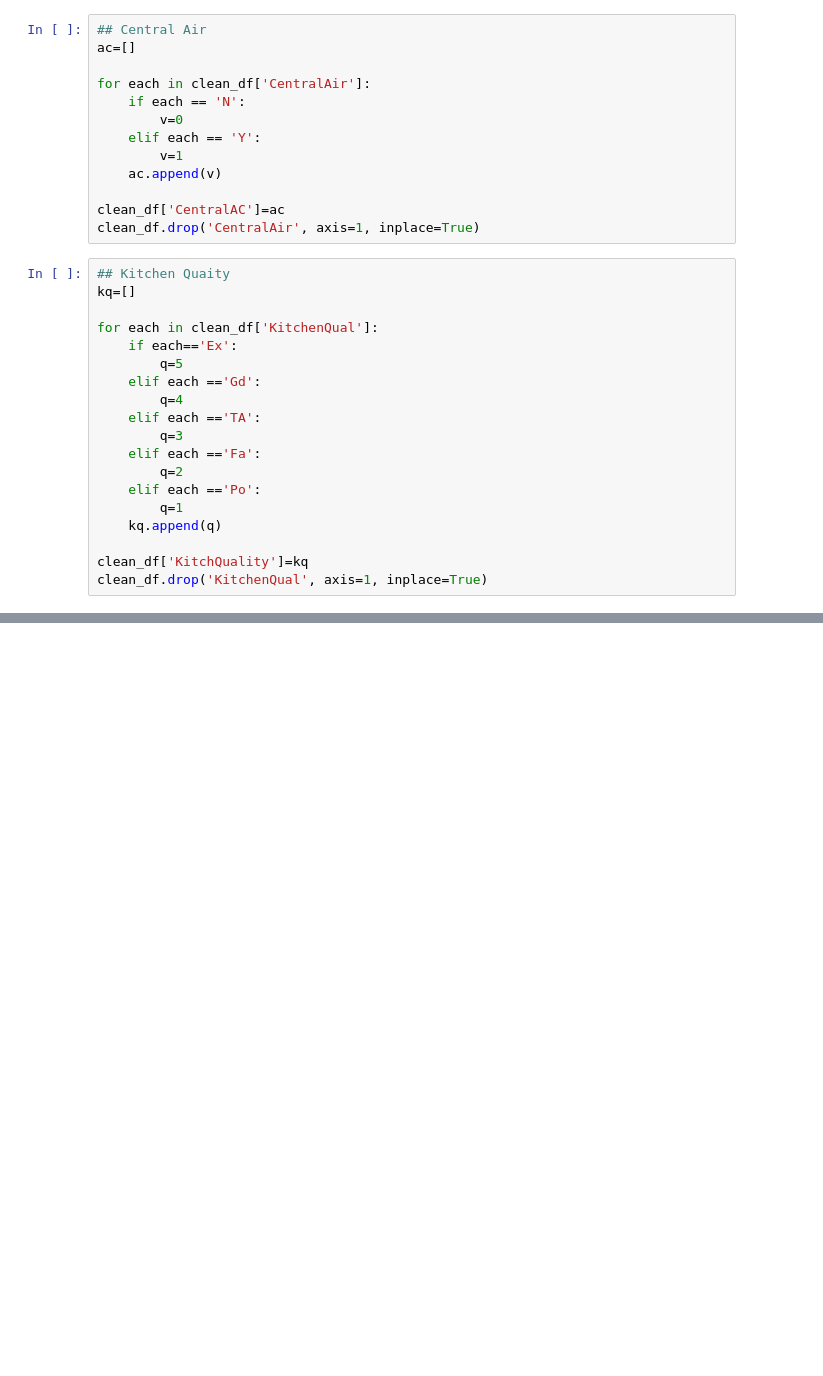
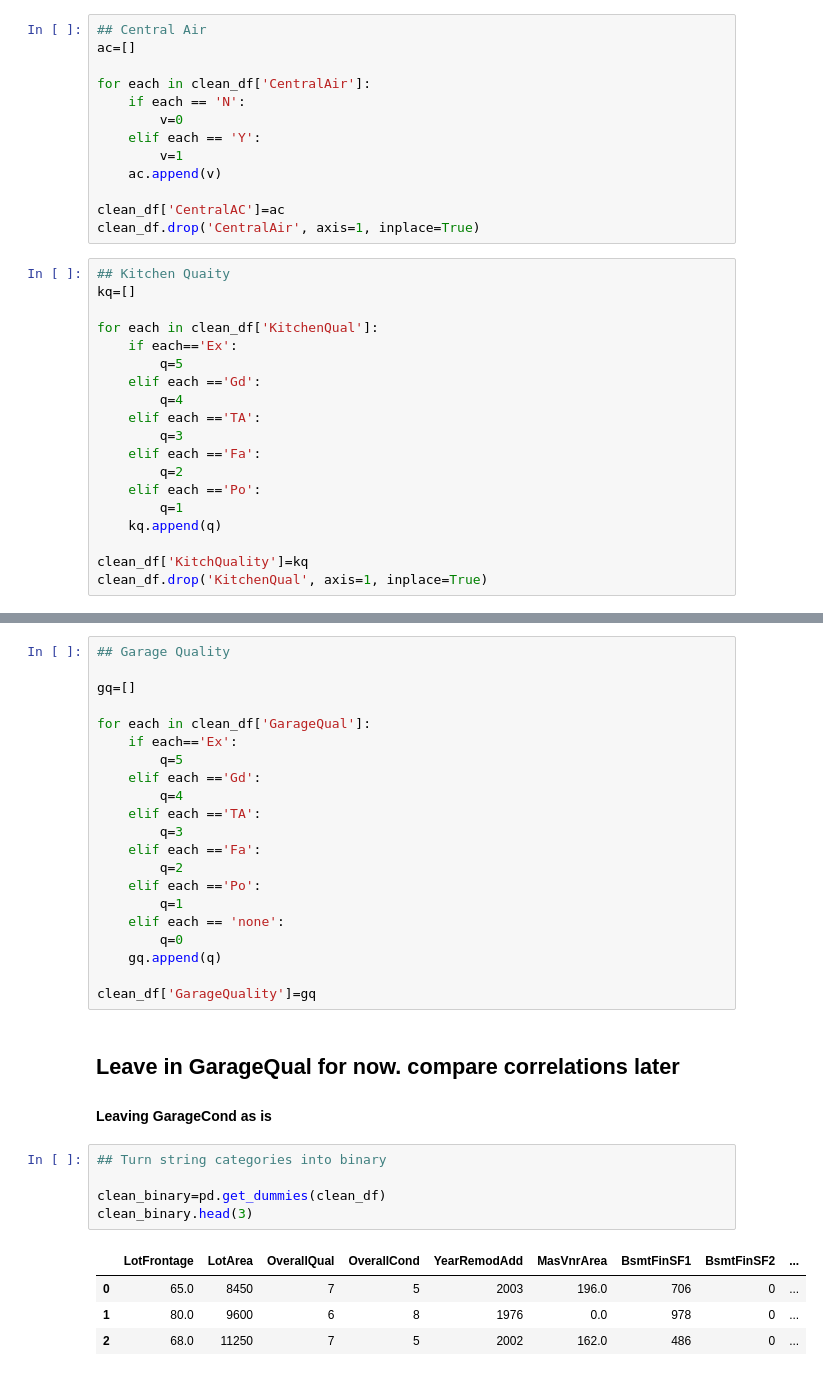
Before and after one commit to ChrisJtron/Ames_Iowa_Predictions, a Jupyter notebook: Kaggle_Housing_Prices/Restart.ipynb, the cells around one changed output, grey strips where cells are left out. Cells and saved outputs as stored; diff of their text form; blank space fills up the shorter version.

```diff
--- a/Kaggle_Housing_Prices/Restart.ipynb
+++ b/Kaggle_Housing_Prices/Restart.ipynb
@@ -416,0 +466,35 @@ clean_df.drop('KitchenQual', axis=1, inplace=True)
+# %%
+## Garage Quality
+
+gq=[]
+
+for each in clean_df['GarageQual']:
+    if each=='Ex':
+        q=5
+    elif each =='Gd':
+        q=4
+    elif each =='TA':
+        q=3
+    elif each =='Fa':
+        q=2
+    elif each =='Po':
+        q=1
+    elif each == 'none':
+        q=0
+    gq.append(q)
+
+clean_df['GarageQuality']=gq
+# %% [markdown]
+## Leave in GarageQual for now. compare correlations later
+
+#### Leaving GarageCond as is
+# %%
+## Turn string categories into binary
+
+clean_binary=pd.get_dummies(clean_df)
+clean_binary.head(3)
+# %% [output]
+|  | LotFrontage | LotArea | OverallQual | OverallCond | YearRemodAdd | MasVnrArea | BsmtFinSF1 | BsmtFinSF2 | ... |
+| 0 | 65.0 | 8450 | 7 | 5 | 2003 | 196.0 | 706 | 0 | ... |
+| 1 | 80.0 | 9600 | 6 | 8 | 1976 | 0.0 | 978 | 0 | ... |
+| 2 | 68.0 | 11250 | 7 | 5 | 2002 | 162.0 | 486 | 0 | ... |
```
Also changed, not shown: parts of 13 cells of this notebook.
